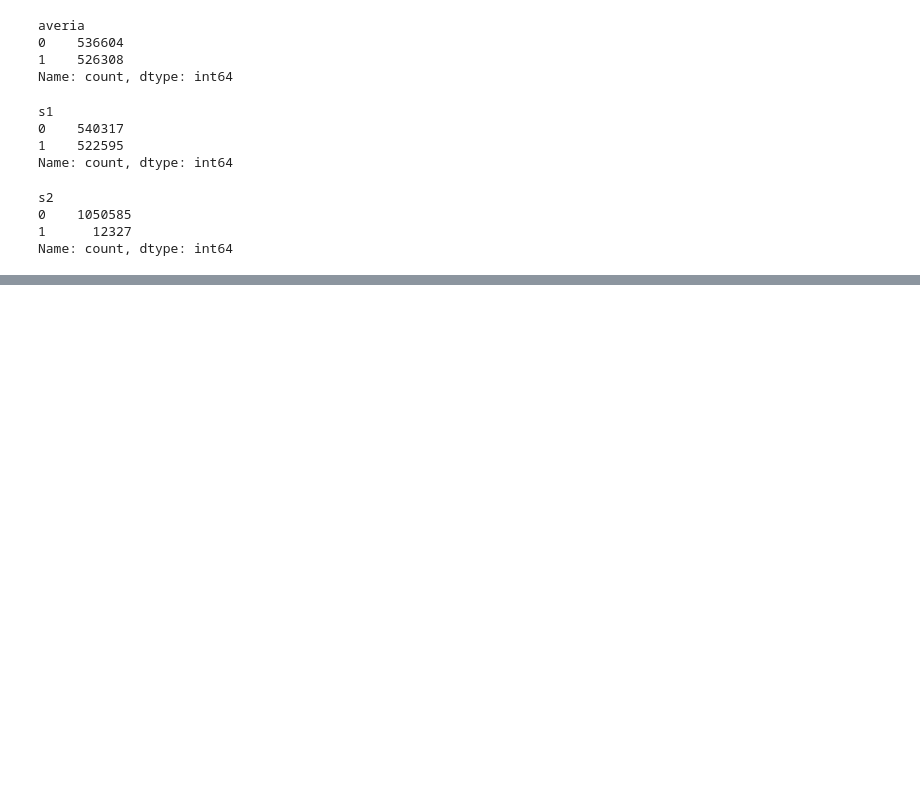
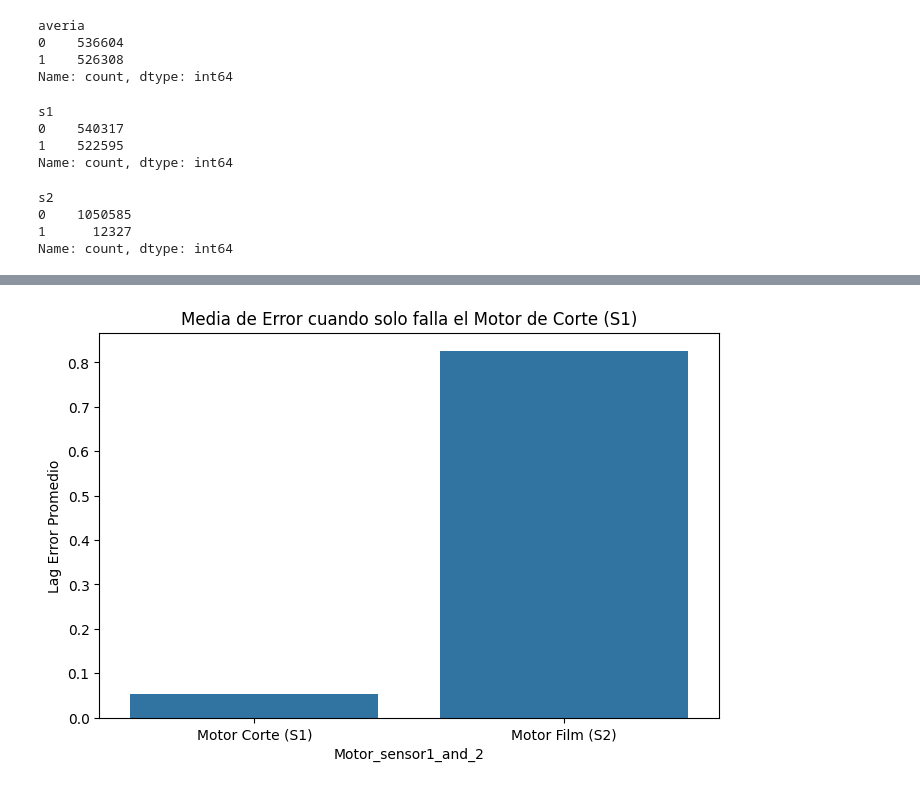
Before and after one commit to maketas1/CuartetoCalavera, a Jupyter notebook: proyecto.ipynb, the cells around one changed output, grey strips where cells are left out. Saved outputs shown, nothing was run; the diff lists cells and outputs as text; code cells hidden in the pictures; blank space fills up the shorter version.

```diff
--- a/proyecto.ipynb
+++ b/proyecto.ipynb
@@ -482,0 +487,16 @@ Name: count, dtype: int64
+# %%
+filtro= df1_copia[(df1_copia["s1"] == 0) & (df1_copia["s2"] == 1)]
+
+df1_copia1 = filtro[['pCut::CTRL_Position_controller::Lag_error',
+                    'pSvolFilm::CTRL_Position_controller::Lag_error']].mean().reset_index()
+df1_copia1.columns = ['Motor_sensor1_and_2', 'Error_Medio']
+
+plt.figure(figsize=(8, 5))
+sns.barplot(data=df1_copia1, x='Motor_sensor1_and_2', y='Error_Medio')
+
+plt.title('Media de Error cuando solo falla el Motor de Corte (S1)')
+plt.ylabel('Lag Error Promedio')
+plt.xticks([0, 1], ['Motor Corte (S1)', 'Motor Film (S2)'])
+plt.show()
+# %% [output]
+[figure, added]
```
Also changed, not shown: parts of 35 cells of this notebook, 8 other files.
